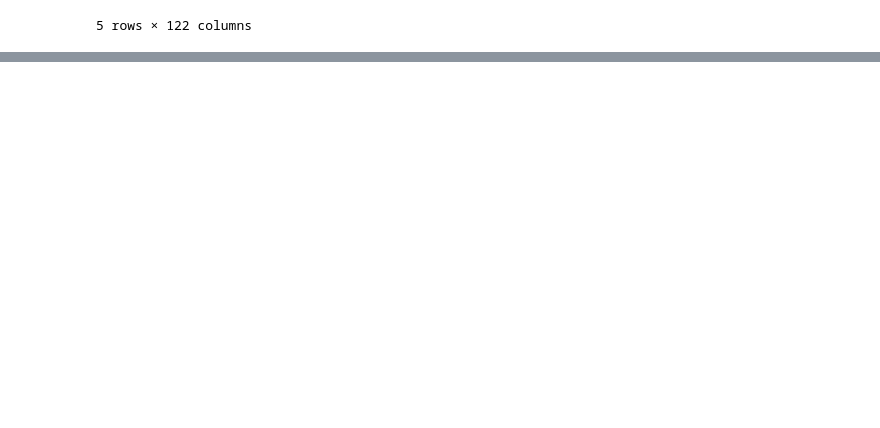
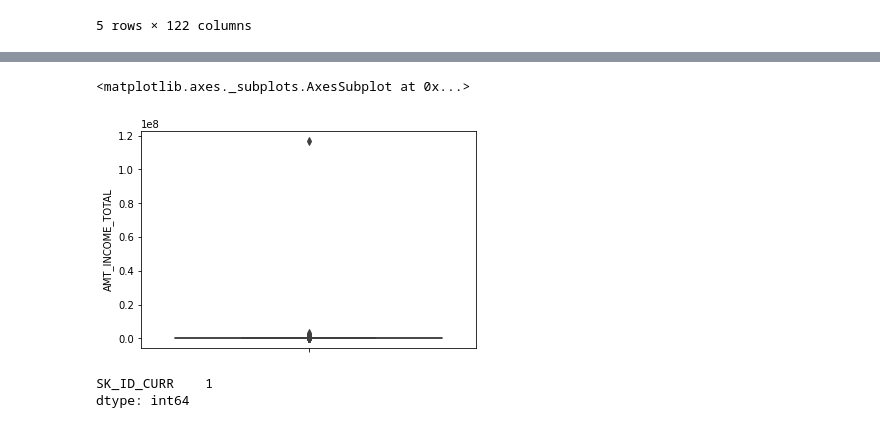
Before and after one commit to fajarkarim/dskola-home-credit, a Jupyter notebook: AnalyzeHomeCredit.ipynb, the cells around one changed output, grey strips where cells are left out. Saved outputs shown, nothing was run; the diff lists cells and outputs as text; code cells hidden in the pictures; blank space fills up the shorter version.

Commit message:
explore columns amt_income_total and amt_credit

```diff
--- a/AnalyzeHomeCredit.ipynb
+++ b/AnalyzeHomeCredit.ipynb
@@ -26,3 +32,6 @@ homecredit_df.head()
 | 3 | 100006 | 0 | Cash loans | F | N | Y | 0 | ... |
 | 4 | 100007 | 0 | Cash loans | M | N | Y | 0 | ... |
 5 rows × 122 columns
+# %%
+bad_performance_loan = homecredit_df[homecredit_df['TARGET'] == 1]
+good_performance_loan = homecredit_df[homecredit_df['TARGET'] == 0]
@@ -28,0 +62,10 @@ homecredit_df.head()
+# %%
+sns.boxplot(y=bad_performance_loan['AMT_INCOME_TOTAL'])
+# %% [output]
+<matplotlib.axes._subplots.AxesSubplot at 0x...>
+[figure, added]
+# %%
+bad_performance_loan[bad_performance_loan['AMT_INCOME_TOTAL'] > 100000000].filter(['SK_ID_CURR']).count()
+# %% [output]
+SK_ID_CURR    1
+dtype: int64
```
Also changed, not shown: parts of 28 cells of this notebook.
